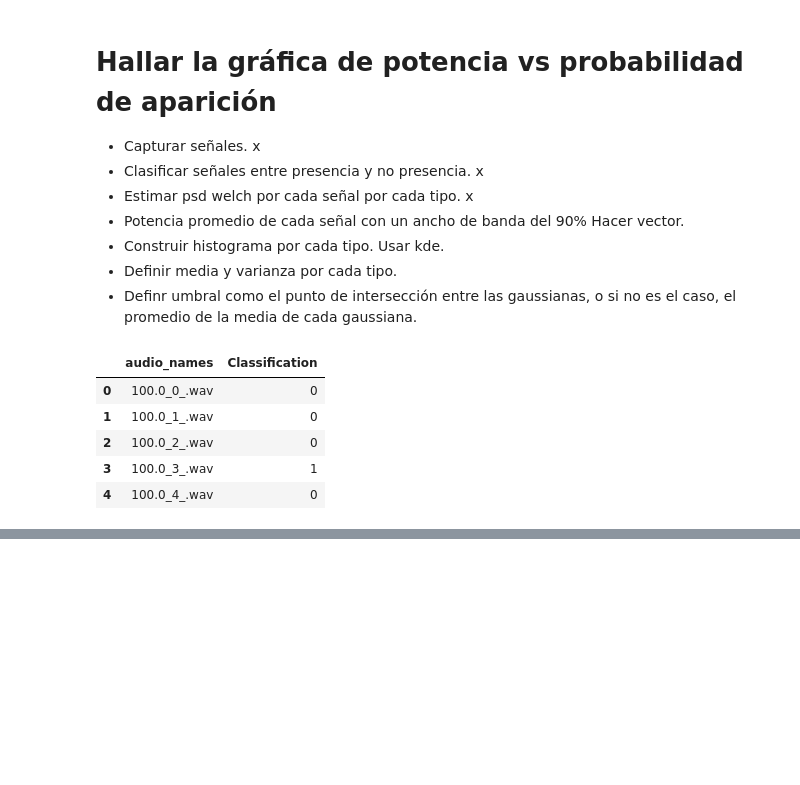
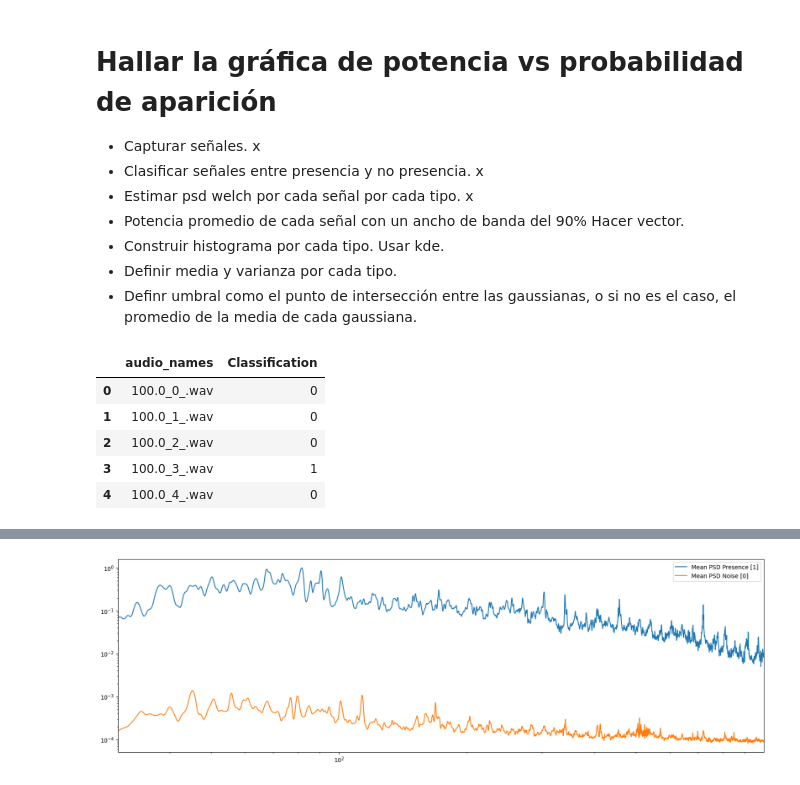
Before and after one commit to dramirezbe/Signal-theory, a Jupyter notebook: SDR/radio-classification/GaussianThresholding.ipynb, the cells around one changed output, grey strips where cells are left out. Cells and saved outputs as stored; diff of their text form; code cells hidden in the pictures; blank space fills up the shorter version.

```diff
--- a/SDR/radio-classification/GaussianThresholding.ipynb
+++ b/SDR/radio-classification/GaussianThresholding.ipynb
@@ -107,0 +136,29 @@ plt.show()
+# %%
+# Ancho de Banda
+
+left_lim = 30
+right_lim = 1000
+
+bandwidth = np.where((f >= left_lim) & (f <= right_lim))
+
+bandwidth_f = f[bandwidth]
+psd_ones_band = psd_ones[:, bandwidth[0]]
+psd_zeros_band = psd_zeros[:, bandwidth[0]]
+
+psd_ones_mean = np.mean(psd_ones_band, axis=0)
+psd_zeros_mean = np.mean(psd_zeros_band, axis=0)
+
+psd_ones_max = np.max(psd_ones_mean)
+psd_zeros_max = np.max(psd_zeros_mean)
+
+psd_ones_mean_normalized = psd_ones_mean / psd_ones_max
+psd_zeros_mean_normalized = psd_zeros_mean / psd_ones_max
+
+plt.figure(figsize=(20,6))
+plt.loglog(bandwidth_f, psd_ones_mean_normalized, label='Mean PSD Presence [1]')
+plt.loglog(bandwidth_f, psd_zeros_mean_normalized, label='Mean PSD Noise [0]')
+plt.xlim(np.min(bandwidth_f), np.max(bandwidth_f))
+plt.legend()
+plt.show()
+# %% [output]
+[figure, added]
```
Also changed, not shown: parts of 7 cells of this notebook.
